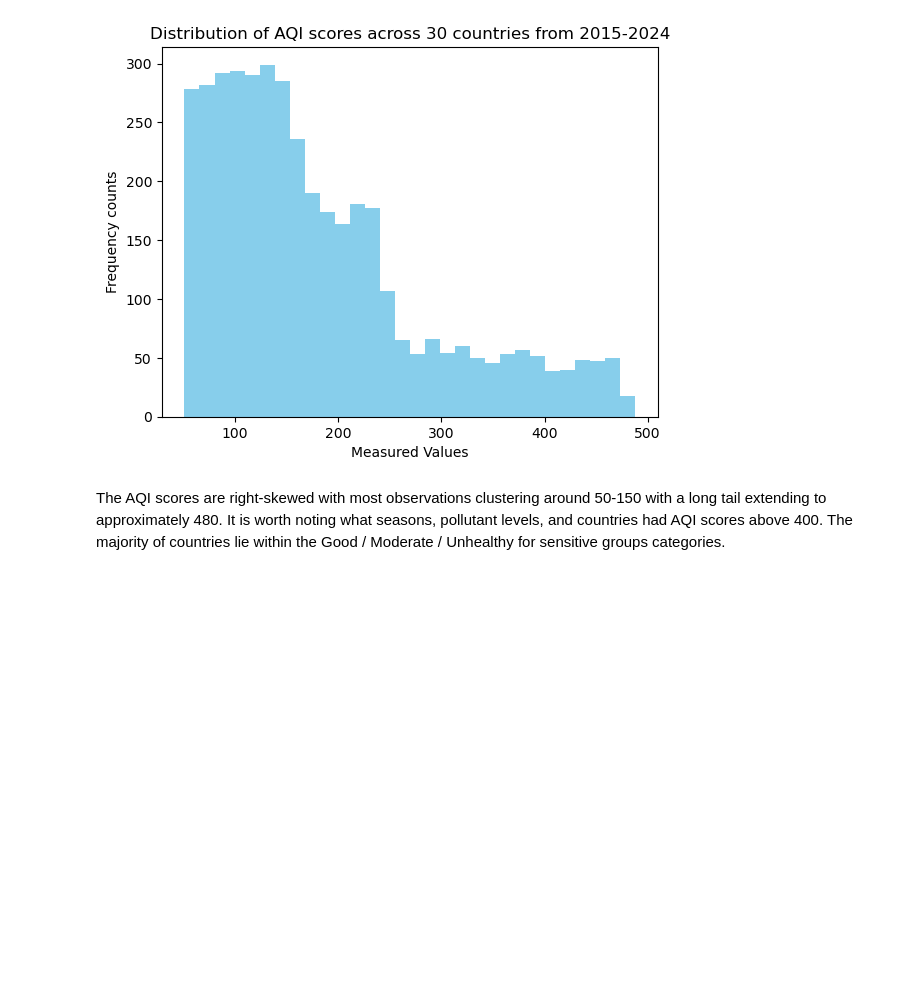
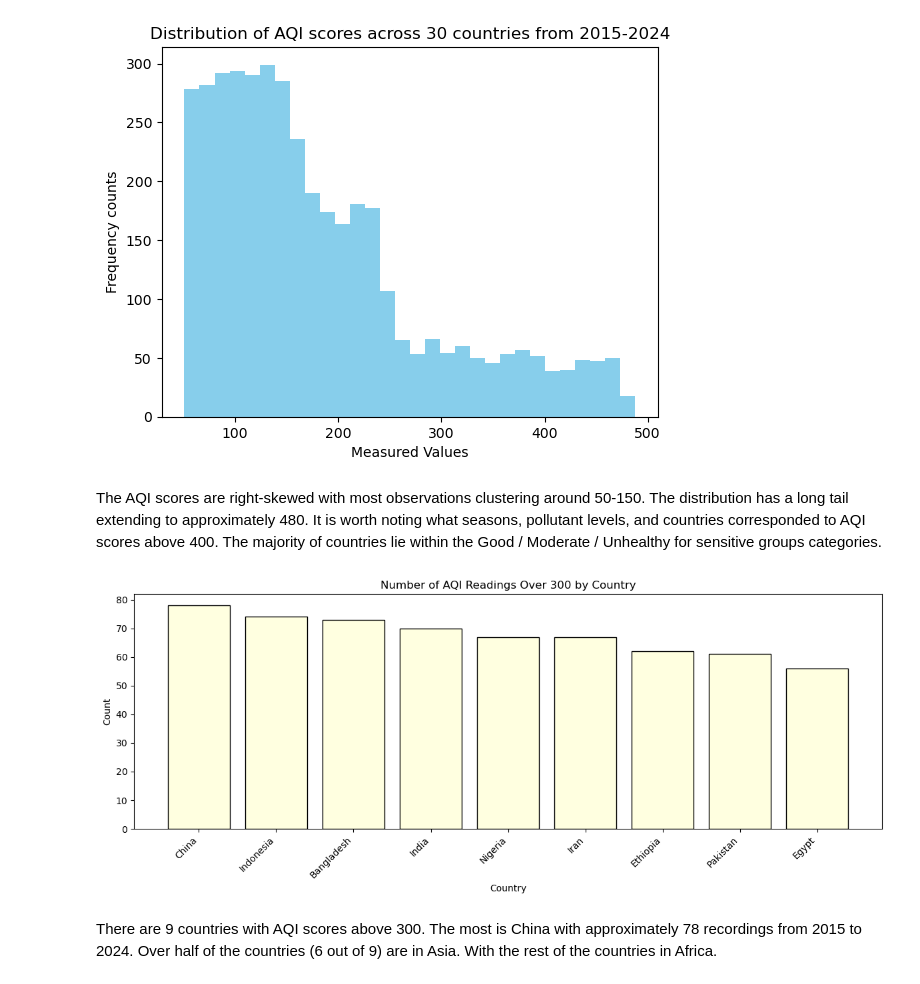
Before and after one commit to lucas23wong/air-quality-health-eda, a Jupyter notebook: notebooks/02_eda.ipynb, the cells around one changed output. Drawn from its saved outputs; the diff is of its cells as text; code cells hidden in the pictures; blank space fills up the shorter version.

```diff
--- a/notebooks/02_eda.ipynb
+++ b/notebooks/02_eda.ipynb
@@ -33,4 +33,21 @@ plt.ylabel('Frequency counts')
 Text(0, 0.5, 'Frequency counts')
 [figure]
 # %% [markdown]
-The AQI scores are right-skewed with most observations clustering around 50-150 with a long tail extending to approximately 480. It is worth noting what seasons, pollutant levels, and countries had AQI scores above 400. The majority of countries lie within the Good / Moderate / Unhealthy for sensitive groups categories.
+The AQI scores are right-skewed with most observations clustering around 50-150. The distribution has a long tail extending to approximately 480. It is worth noting what seasons, pollutant levels, and countries corresponded to AQI scores above 400. The majority of countries lie within the Good / Moderate / Unhealthy for sensitive groups categories.
+# %%
+# Bar graph for countries and counts with AQI scores over 300
+filtered = pollution_df[pollution_df['AQI'] > 300]
+counts = filtered['Country'].value_counts()
+
+fig, ax = plt.subplots(figsize=(12, 5))
+ax.bar(counts.index, counts.values, color='lightyellow', edgecolor='black')
+ax.set_title('Number of AQI Readings Over 300 by Country')
+ax.set_xlabel('Country')
+ax.set_ylabel('Count')
+plt.xticks(rotation=45, ha='right')
+plt.tight_layout()
+plt.show()
+# %% [output]
+[figure, added]
+# %% [markdown]
+There are 9 countries with AQI scores above 300. The most is China with approximately 78 recordings from 2015 to 2024. Over half of the countries (6 out of 9) are in Asia. With the rest of the countries in Africa.
```
Also changed, not shown: parts of 1 cell of this notebook.
